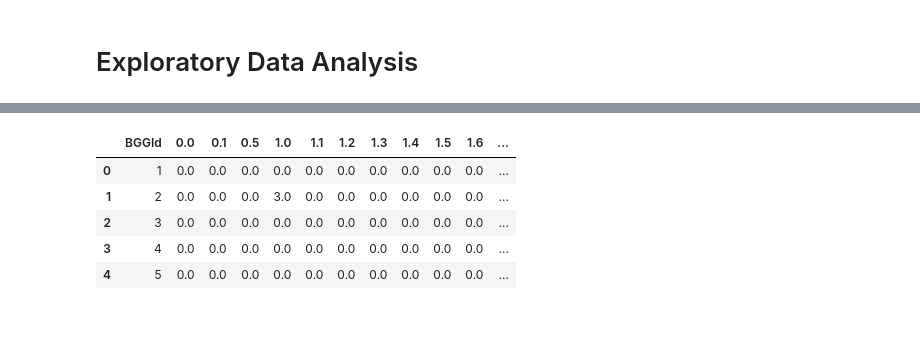
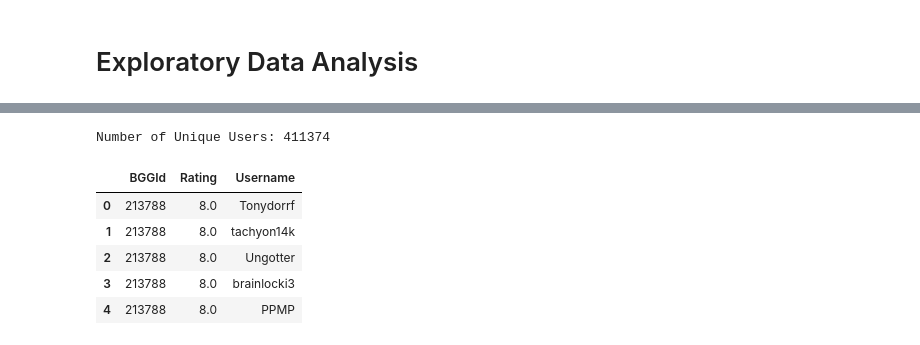
Before and after one commit to JohnathanJack/boardgame-recommender, a Jupyter notebook: notebook/exploratory.ipynb, the cells around one changed output, grey strips where cells are left out. Cells and saved outputs as stored; diff of their text form; code cells hidden in the pictures.

```diff
--- a/notebook/exploratory.ipynb
+++ b/notebook/exploratory.ipynb
@@ -7,14 +7,14 @@ import pandas as pd
 import numpy as np
 import matplotlib.pyplot as plt
 import seaborn as sns
-pd.pandas.set_option('display.max_columns', None)
+sns.set_theme(context='talk',style='darkgrid')
 # %%
-ratings_df = pd.read_csv('C:/Users/John/Documents/LHL Lecture Material/final-project/data/user_ratings.csv')
-artists_df = pd.read_csv('C:/Users/John/Documents/LHL Lecture Material/final-project/data/artists_reduced.csv')
-game_df = pd.read_csv('C:/Users/John/Documents/LHL Lecture Material/final-project/data/games.csv')
-designers_df = pd.read_csv('C:/Users/John/Documents/LHL Lecture Material/final-project/data/designers_reduced.csv')
-mechanics_df = pd.read_csv('C:/Users/John/Documents/LHL Lecture Material/final-project/data/mechanics.csv')
-publishers_df = pd.read_csv('C:/Users/John/Documents/LHL Lecture Material/final-project/data/publishers_reduced.csv')
-ratings_dist_df = pd.read_csv('C:/Users/John/Documents/LHL Lecture Material/final-project/data/ratings_distribution.csv')
-subcat_df = pd.read_csv('C:/Users/John/Documents/LHL Lecture Material/final-project/data/subcategories.csv')
-themes_df = pd.read_csv('C:/Users/John/Documents/LHL Lecture Material/final-project/data/themes.csv')
+ratings_df = pd.read_csv('C:/Users/John/Documents/LHL Lecture Material/boardgame-recommender/data/user_ratings.csv')
+artists_df = pd.read_csv('C:/Users/John/Documents/LHL Lecture Material/boardgame-recommender/data/artists_reduced.csv')
+game_df = pd.read_csv('C:/Users/John/Documents/LHL Lecture Material/boardgame-recommender/data/games.csv')
+designers_df = pd.read_csv('C:/Users/John/Documents/LHL Lecture Material/boardgame-recommender/data/designers_reduced.csv')
+mechanics_df = pd.read_csv('C:/Users/John/Documents/LHL Lecture Material/boardgame-recommender/data/mechanics.csv')
+publishers_df = pd.read_csv('C:/Users/John/Documents/LHL Lecture Material/boardgame-recommender/data/publishers_reduced.csv')
+ratings_dist_df = pd.read_csv('C:/Users/John/Documents/LHL Lecture Material/boardgame-recommender/data/ratings_distribution.csv')
+subcat_df = pd.read_csv('C:/Users/John/Documents/LHL Lecture Material/boardgame-recommender/data/subcategories.csv')
+themes_df = pd.read_csv('C:/Users/John/Documents/LHL Lecture Material/boardgame-recommender/data/themes.csv')
@@ -30,9 +121,13 @@ game_df.head(5)
+# %%
+print('Number of Unique Users:', ratings_df['Username'].nunique())
+# %% [output]
+Number of Unique Users: 411374
 # %%
-ratings_dist_df.head()
+ratings_df.head()
 # %% [output]
-|  | BGGId | 0.0 | 0.1 | 0.5 | 1.0 | 1.1 | 1.2 | 1.3 | 1.4 | 1.5 | 1.6 | ... |
-| 0 | 1 | 0.0 | 0.0 | 0.0 | 0.0 | 0.0 | 0.0 | 0.0 | 0.0 | 0.0 | 0.0 | ... |
-| 1 | 2 | 0.0 | 0.0 | 0.0 | 3.0 | 0.0 | 0.0 | 0.0 | 0.0 | 0.0 | 0.0 | ... |
-| 2 | 3 | 0.0 | 0.0 | 0.0 | 0.0 | 0.0 | 0.0 | 0.0 | 0.0 | 0.0 | 0.0 | ... |
-| 3 | 4 | 0.0 | 0.0 | 0.0 | 0.0 | 0.0 | 0.0 | 0.0 | 0.0 | 0.0 | 0.0 | ... |
-| 4 | 5 | 0.0 | 0.0 | 0.0 | 0.0 | 0.0 | 0.0 | 0.0 | 0.0 | 0.0 | 0.0 | ... |
+|  | BGGId | Rating | Username |
+| 0 | 213788 | 8.0 | Tonydorrf |
+| 1 | 213788 | 8.0 | tachyon14k |
+| 2 | 213788 | 8.0 | Ungotter |
+| 3 | 213788 | 8.0 | brainlocki3 |
+| 4 | 213788 | 8.0 | PPMP |
```
Also changed, not shown: parts of 13 cells of this notebook.
